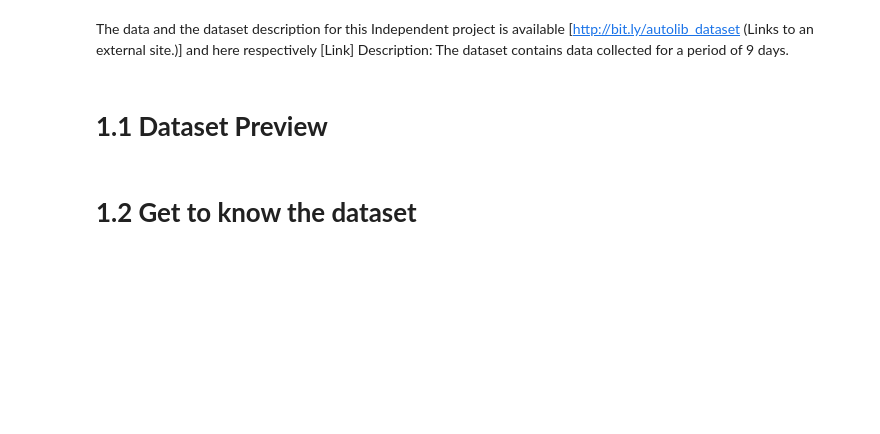
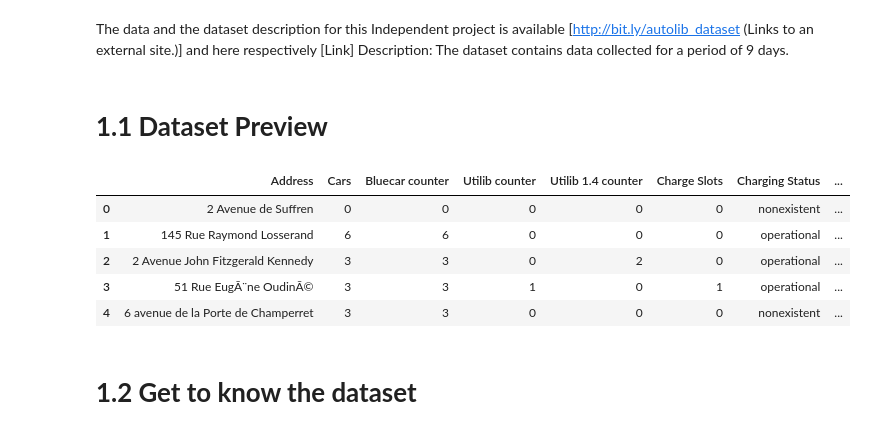
Before and after one commit to CorletteN/Autolib-France-Data, a Jupyter notebook: Moringa_School_Corlette_Nyaundi_Wk_4.ipynb, the cells around one changed output. Drawn from its saved outputs; the diff is of its cells as text; code cells hidden in the pictures; blank space fills up the shorter version.

Commit message:
Exporting the clean dataset

```diff
--- a/Moringa_School_Corlette_Nyaundi_Wk_4.ipynb
+++ b/Moringa_School_Corlette_Nyaundi_Wk_4.ipynb
@@ -19,5 +19,15 @@ Description: The dataset contains data collected for a period of 9 days.
 df = pd.read_csv('/content/Autolib_dataset.csv')
 # %% [markdown]
 # **1.1 Dataset Preview**
+# %%
+#Confirm dataset
+df.head()
+# %% [output]
+|  | Address | Cars | Bluecar counter | Utilib counter | Utilib 1.4 counter | Charge Slots | Charging Status | ... |
+| 0 | 2 Avenue de Suffren | 0 | 0 | 0 | 0 | 0 | nonexistent | ... |
+| 1 | 145 Rue Raymond Losserand | 6 | 6 | 0 | 0 | 0 | operational | ... |
+| 2 | 2 Avenue John Fitzgerald Kennedy | 3 | 3 | 0 | 2 | 0 | operational | ... |
+| 3 | 51 Rue EugÃ¨ne OudinÃ© | 3 | 3 | 1 | 0 | 1 | operational | ... |
+| 4 | 6 avenue de la Porte de Champerret | 3 | 3 | 0 | 0 | 0 | nonexistent | ... |
 # %% [markdown]
 # **1.2 Get to know the dataset**
```
Also changed, not shown: parts of 16 cells of this notebook.
